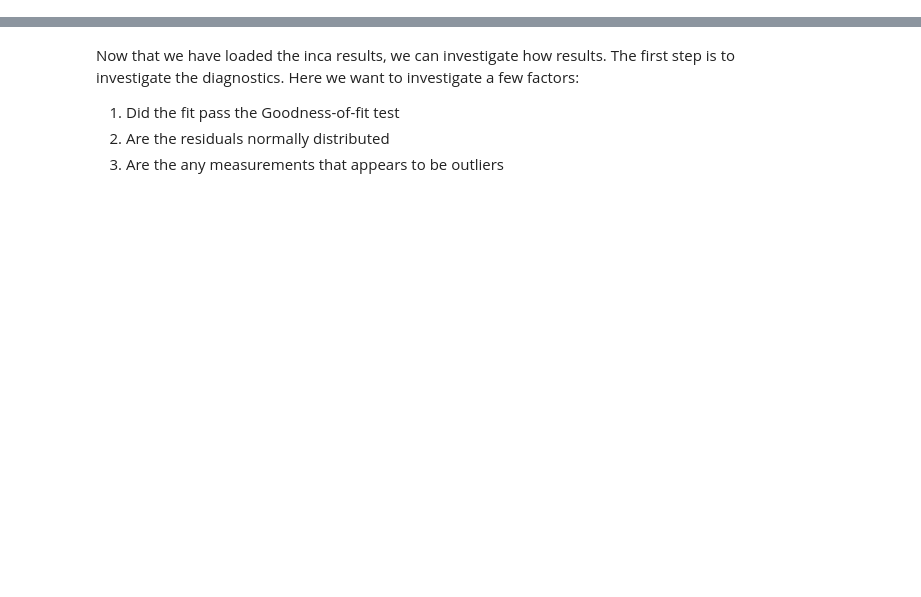
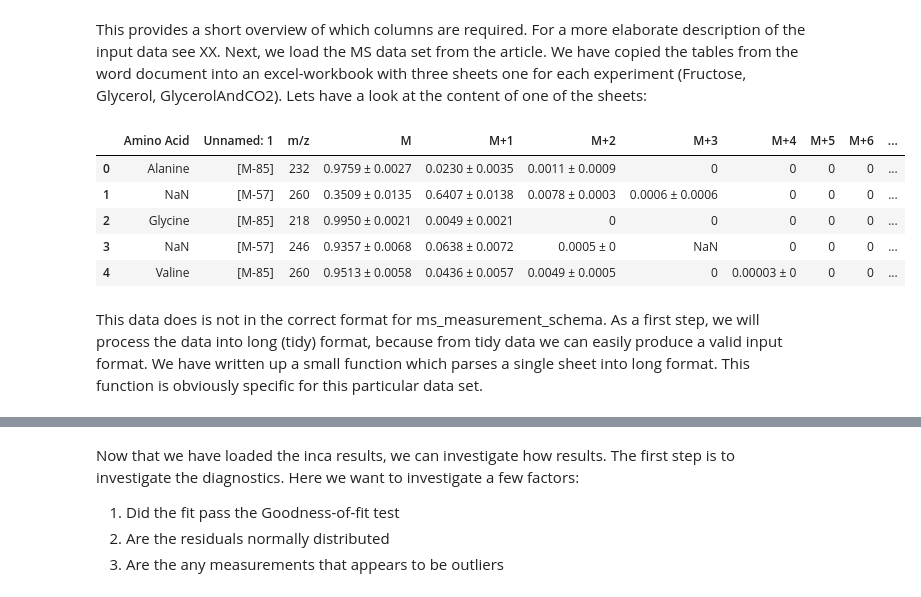
Before and after one commit to biosustain/incawrapper, a Jupyter notebook: docs/examples/Published_data_examples_C_necator.ipynb, the cells around one changed output, grey strips where cells are left out. Cells and saved outputs as stored; diff of their text form; code cells hidden in the pictures; blank space fills up the shorter version.

```diff
--- a/docs/examples/Published_data_examples_C_necator.ipynb
+++ b/docs/examples/Published_data_examples_C_necator.ipynb
@@ -234,0 +139,13 @@ simulation_id = '[1,2-13C]glycerol'
+# %% [markdown]
+This provides a short overview of which columns are required. For a more elaborate description of the input data see XX. Next, we load the MS data set from the article. We have copied the tables from the word document into an excel-workbook with three sheets one for each experiment (Fructose, Glycerol, GlycerolAndCO2). Lets have a look at the content of one of the sheets:
+# %%
+pd.read_excel("Literature data/Cupriavidus necator  Alagesan 2017/MDV_raw.xlsx", sheet_name='fructose').head()
+# %% [output]
+|  | Amino Acid | Unnamed: 1 | m/z | M | M+1 | M+2 | M+3 | M+4 | M+5 | M+6 | ... |
+| 0 | Alanine | [M-85] | 232 | 0.9759 ± 0.0027 | 0.0230 ± 0.0035 | 0.0011 ± 0.0009 | 0 | 0 | 0 | 0 | ... |
+| 1 | NaN | [M-57] | 260 | 0.3509 ± 0.0135 | 0.6407 ± 0.0138 | 0.0078 ± 0.0003 | 0.0006 ± 0.0006 | 0 | 0 | 0 | ... |
+| 2 | Glycine | [M-85] | 218 | 0.9950 ± 0.0021 | 0.0049 ± 0.0021 | 0 | 0 | 0 | 0 | 0 | ... |
+| 3 | NaN | [M-57] | 246 | 0.9357 ± 0.0068 | 0.0638 ± 0.0072 | 0.0005 ± 0 | NaN | 0 | 0 | 0 | ... |
+| 4 | Valine | [M-85] | 260 | 0.9513 ± 0.0058 | 0.0436 ± 0.0057 | 0.0049 ± 0.0005 | 0 | 0.00003 ± 0 | 0 | 0 | ... |
+# %% [markdown]
+This data does is not in the correct format for ms_measurement_schema. As a first step, we will process the data into long (tidy) format, because from tidy data we can easily produce a valid input format. We have written up a small function which parses a single sheet into long format. This function is obviously specific for this particular data set.
```
Also changed, not shown: parts of 74 cells of this notebook.
